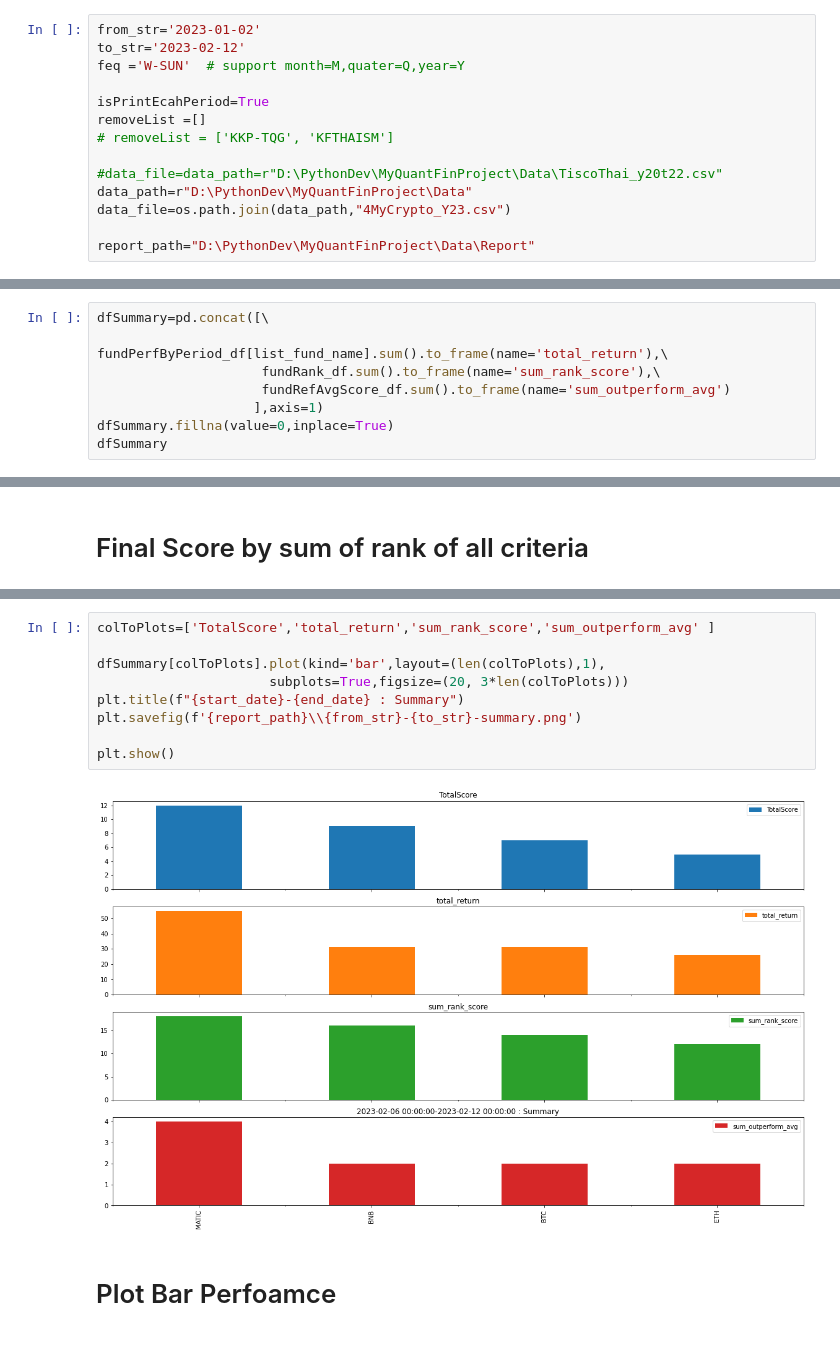
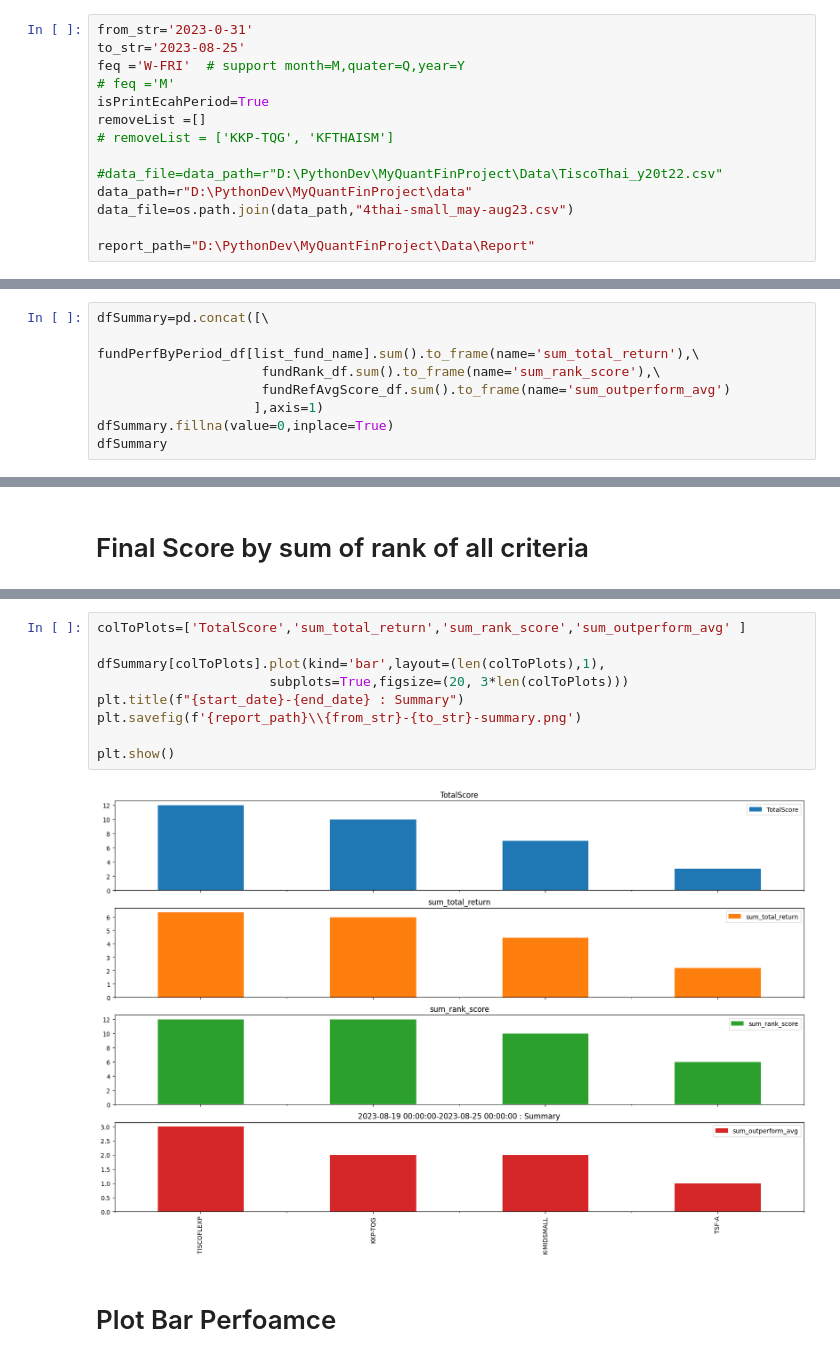
Before and after one commit to technqvi/FinQuant, a Jupyter notebook: AssetV2-Mini-ComparePerf.ipynb, the cells around one changed output, grey strips where cells are left out. Cells and saved outputs as stored; diff of their text form.

```diff
--- a/AssetV2-Mini-ComparePerf.ipynb
+++ b/AssetV2-Mini-ComparePerf.ipynb
@@ -15,17 +16,17 @@ import seaborn
 
 isPy=False
 # %%
-from_str='2023-01-02'
-to_str='2023-02-12'
-feq ='W-SUN'  # support month=M,quater=Q,year=Y
-
+from_str='2023-0-31'
+to_str='2023-08-25'
+feq ='W-FRI'  # support month=M,quater=Q,year=Y
+# feq ='M'
 isPrintEcahPeriod=True
 removeList =[]
 # removeList = ['KKP-TQG', 'KFTHAISM']
 
 #data_file=data_path=r"D:\PythonDev\MyQuantFinProject\Data\TiscoThai_y20t22.csv"
-data_path=r"D:\PythonDev\MyQuantFinProject\Data"
-data_file=os.path.join(data_path,"4MyCrypto_Y23.csv")
+data_path=r"D:\PythonDev\MyQuantFinProject\data"
+data_file=os.path.join(data_path,"4thai-small_may-aug23.csv")
 
 report_path="D:\PythonDev\MyQuantFinProject\Data\Report"
 # %%
@@ -528,7 +479,7 @@ fundRefAvgScore_df
 # Summary total return and the number of time to beat the average return
 # %%
 dfSummary=pd.concat([\
-                     fundPerfByPeriod_df[list_fund_name].sum().to_frame(name='total_return'),\
+                     fundPerfByPeriod_df[list_fund_name].sum().to_frame(name='sum_total_return'),\
                      fundRank_df.sum().to_frame(name='sum_rank_score'),\
                      fundRefAvgScore_df.sum().to_frame(name='sum_outperform_avg')
                     ],axis=1)
@@ -569,14 +520,14 @@ dfSummary
 # %%
-colToPlots=['TotalScore','total_return','sum_rank_score','sum_outperform_avg' ]
+colToPlots=['TotalScore','sum_total_return','sum_rank_score','sum_outperform_avg' ]
 
 dfSummary[colToPlots].plot(kind='bar',layout=(len(colToPlots),1),
                       subplots=True,figsize=(20, 3*len(colToPlots)))
 plt.title(f"{start_date}-{end_date} : Summary")
 plt.savefig(f'{report_path}\\{from_str}-{to_str}-summary.png')
 
 plt.show()
 # %% [output]
-[figure, old version]
+[figure, new version]
 # %% [markdown]
 # Plot Bar Perfoamce
 # %%
```
Also changed, not shown: parts of 22 cells of this notebook, 9 other files.
